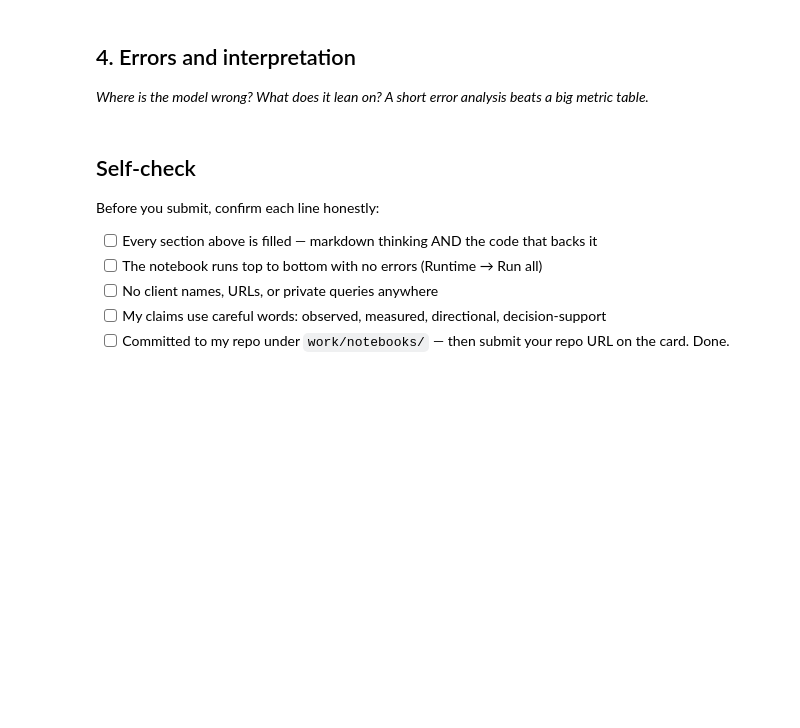
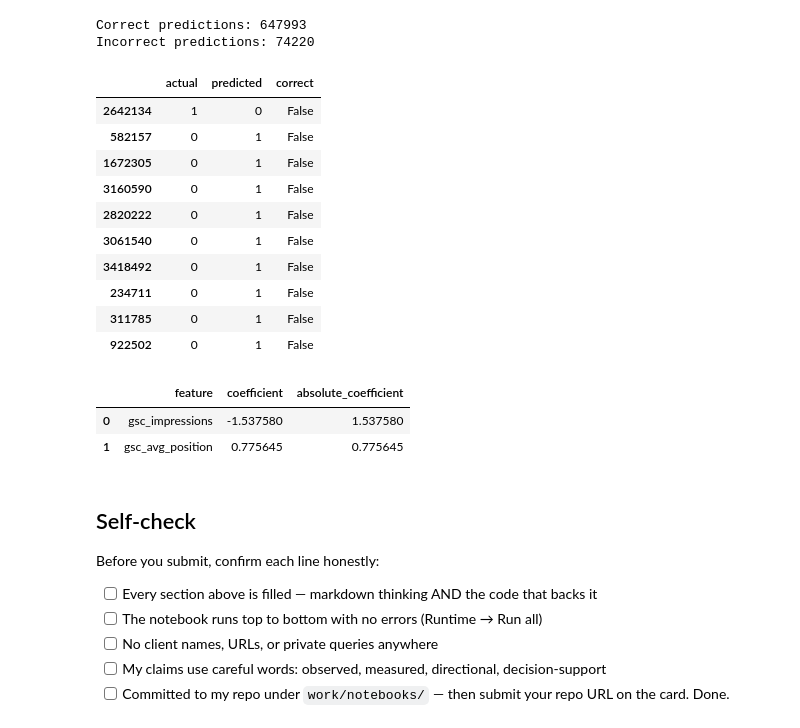
Before and after one commit to Hussainasif11/flyrankinternship, a Jupyter notebook: work/notebooks/w05_model.ipynb, the cells around one changed output. Saved outputs shown, nothing was run; the diff lists cells and outputs as text; code cells hidden in the pictures; blank space fills up the shorter version.

Commit message:
Complete W05 modeling

```diff
--- a/work/notebooks/w05_model.ipynb
+++ b/work/notebooks/w05_model.ipynb
@@ -26,0 +145,13 @@ This skeleton is yours to fill. Work the sections **in order** — each one has
+# %%
+from sklearn.model_selection import train_test_split
+
+X_train, X_test, y_train, y_test = train_test_split(
+    X,
+    y,
+    test_size=0.20,
+    random_state=42,
+    stratify=y
+)
+
+print("Training rows:", len(X_train))
+print("Test rows:", len(X_test))
@@ -26,0 +161,13 @@ This skeleton is yours to fill. Work the sections **in order** — each one has
+# %%
+from sklearn.pipeline import Pipeline
+from sklearn.preprocessing import StandardScaler
+from sklearn.linear_model import LogisticRegression
+
+model = Pipeline([
+    ("scaler", StandardScaler()),
+    ("logistic", LogisticRegression(max_iter=1000))
+])
+
+model.fit(X_train, y_train)
+
+print("Logistic Regression trained.")
@@ -26,0 +176,4 @@ This skeleton is yours to fill. Work the sections **in order** — each one has
+# %%
+model_pred = model.predict(X_test)
+
+print(model_pred[:20])
@@ -27,7 +267,30 @@ This skeleton is yours to fill. Work the sections **in order** — each one has
 # %%
 # This cell is for CODE (numbers, a query, a check).
 # Write your text answer in the cell ABOVE this one — typing sentences here breaks Run All.
+
+
+errors = pd.DataFrame({
+    "actual": y_test,
+    "predicted": model_pred
+})
+
+errors["correct"] = errors["actual"] == errors["predicted"]
+
+print("Correct predictions:", errors["correct"].sum())
+print("Incorrect predictions:", (~errors["correct"]).sum())
+
+errors[~errors["correct"]].head(10)
+# %% [output]
+Correct predictions: 647993
+Incorrect predictions: 74220
+|  | actual | predicted | correct |
+| 2642134 | 1 | 0 | False |
+| 582157 | 0 | 1 | False |
+| 1672305 | 0 | 1 | False |
+| 3160590 | 0 | 1 | False |
+| 2820222 | 0 | 1 | False |
+| 3061540 | 0 | 1 | False |
+| 3418492 | 0 | 1 | False |
+| 234711 | 0 | 1 | False |
+| 311785 | 0 | 1 | False |
+| 922502 | 0 | 1 | False |
-# %% [markdown]
-## 4. Errors and interpretation
-
-*Where is the model wrong? What does it lean on? A short error analysis beats a big metric table.*
@@ -37,3 +297,19 @@ This skeleton is yours to fill. Work the sections **in order** — each one has
+# %%
+coefficients = pd.DataFrame({
+    "feature": features,
+    "coefficient": model.named_steps["logistic"].coef_[0]
+})
+
+coefficients["absolute_coefficient"] = coefficients["coefficient"].abs()
+
+coefficients.sort_values(
+    "absolute_coefficient",
+    ascending=False
+)
+# %% [output]
+|  | feature | coefficient | absolute_coefficient |
+| 0 | gsc_impressions | -1.537580 | 1.537580 |
+| 1 | gsc_avg_position | 0.775645 | 0.775645 |
 # %% [markdown]
 ## Self-check
 
```
Also changed, not shown: parts of 22 cells of this notebook.
